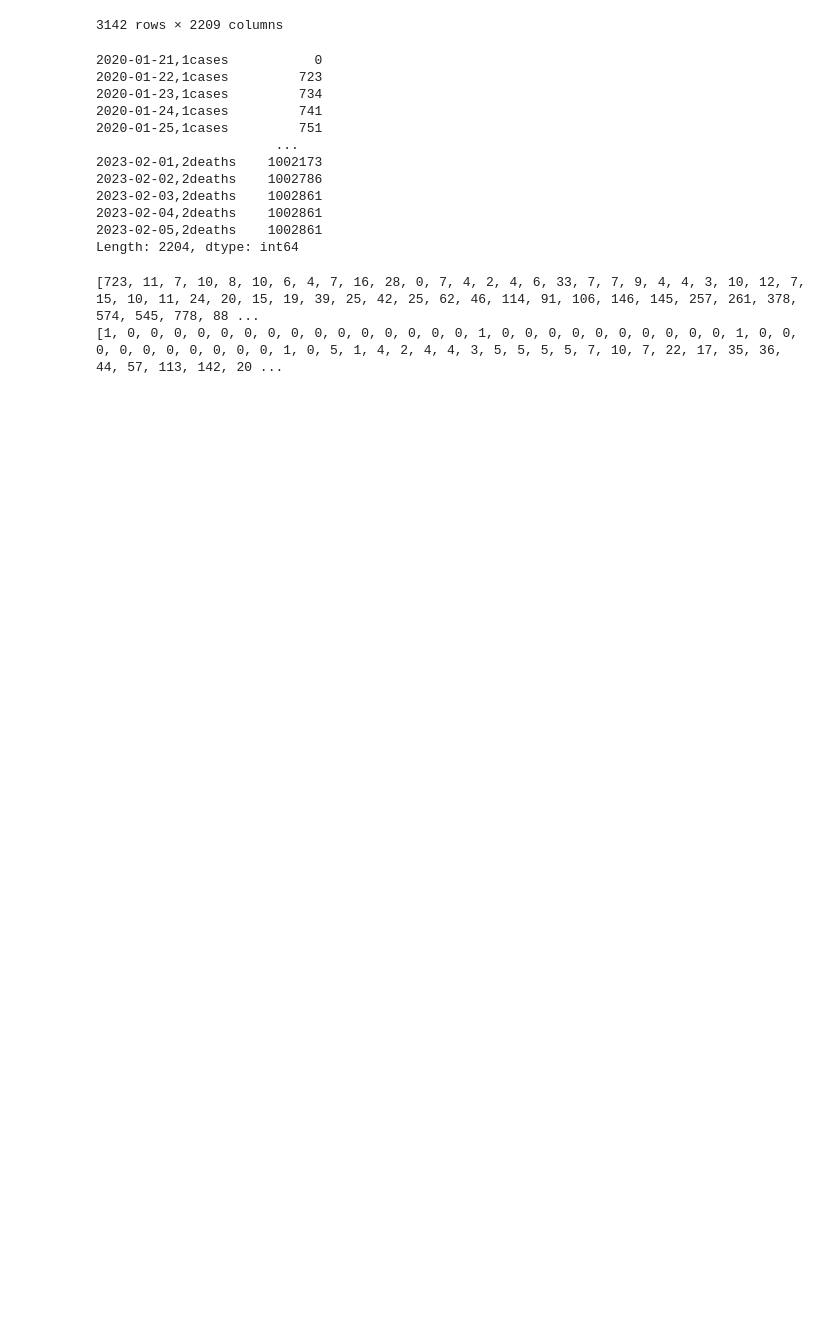
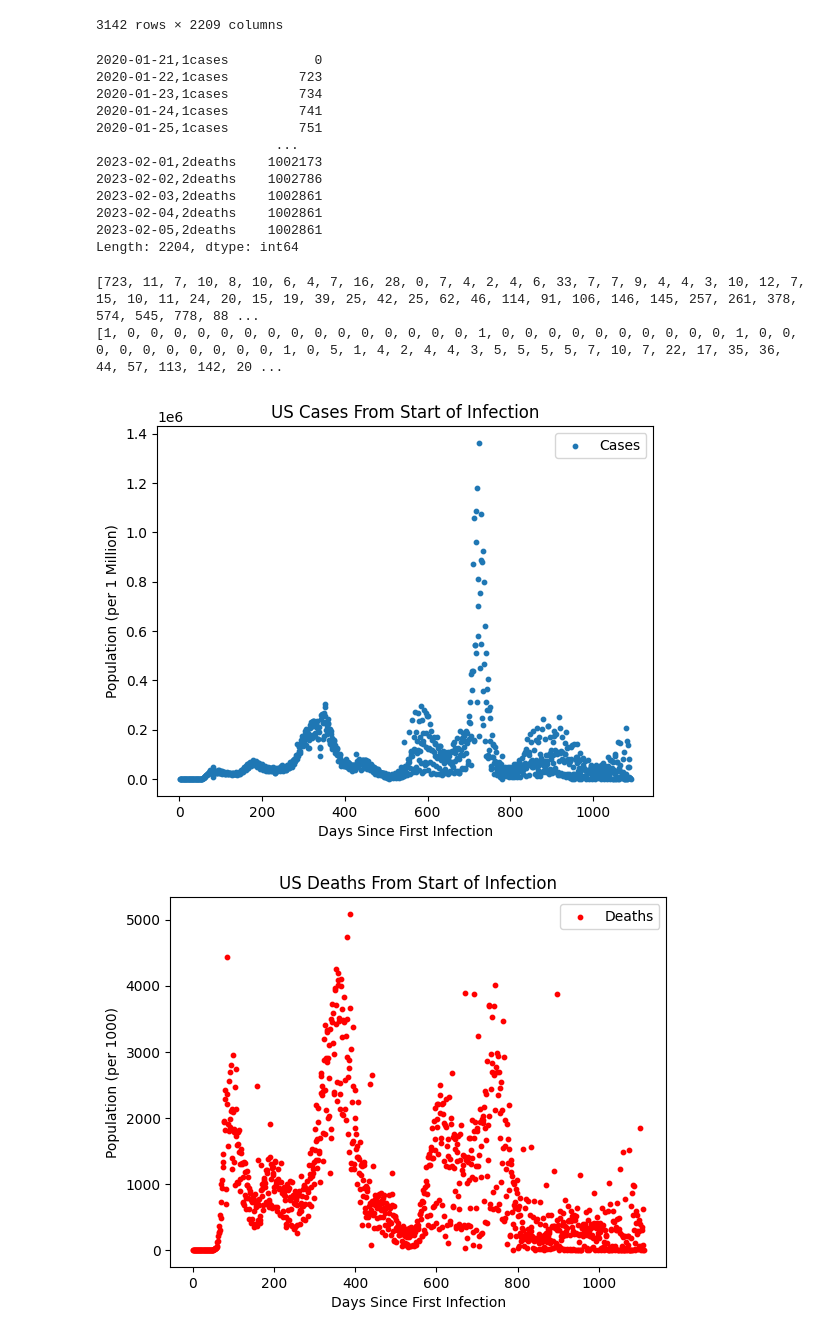
Before and after one commit to ssjung1/csc405-group-project, a Jupyter notebook: Project/src/team/Stage 4/Stage 4 Group.ipynb, the cells around one changed output. Drawn from its saved outputs; the diff is of its cells as text; code cells hidden in the pictures; blank space fills up the shorter version.

```diff
--- a/Project/src/team/Stage 4/Stage 4 Group.ipynb
+++ b/Project/src/team/Stage 4/Stage 4 Group.ipynb
@@ -80,3 +82,32 @@ print(NewUS_Deaths)
 # %% [output]
 [723, 11, 7, 10, 8, 10, 6, 4, 7, 16, 28, 0, 7, 4, 2, 4, 6, 33, 7, 7, 9, 4, 4, 3, 10, 12, 7, 15, 10, 11, 24, 20, 15, 19, 39, 25, 42, 25, 62, 46, 114, 91, 106, 146, 145, 257, 261, 378, 574, 545, 778, 88 ...
 [1, 0, 0, 0, 0, 0, 0, 0, 0, 0, 0, 0, 0, 0, 0, 0, 1, 0, 0, 0, 0, 0, 0, 0, 0, 0, 0, 1, 0, 0, 0, 0, 0, 0, 0, 0, 0, 0, 1, 0, 5, 1, 4, 2, 4, 4, 3, 5, 5, 5, 5, 7, 10, 7, 22, 17, 35, 36, 44, 57, 113, 142, 20 ...
+# %%
+case_data = []
+for i in range(len(NewUS_Cases)):
+    i += 1
+    day_data = i
+    case_data.append(day_data)
+
+death_data = []
+for i in range(len(NewUS_Deaths)):
+    i += 1
+    day_data = i
+    death_data.append(day_data)
+
+plt.scatter(case_data, NewUS_Cases, label='Cases', s = 10)
+plt.legend()
+plt.title("US Cases From Start of Infection")
+plt.xlabel("Days Since First Infection")
+plt.ylabel("Population (per 1 Million)")
+plt.show()
+
+plt.scatter(death_data, NewUS_Deaths, label='Deaths', c ="red", s = 10)
+plt.legend()
+plt.title("US Deaths From Start of Infection")
+plt.xlabel("Days Since First Infection")
+plt.ylabel("Population (per 1000)")
+plt.show()
+# %% [output]
+[figure, added]
+[figure, added]
```
Also changed, not shown: parts of 1 cell of this notebook.
